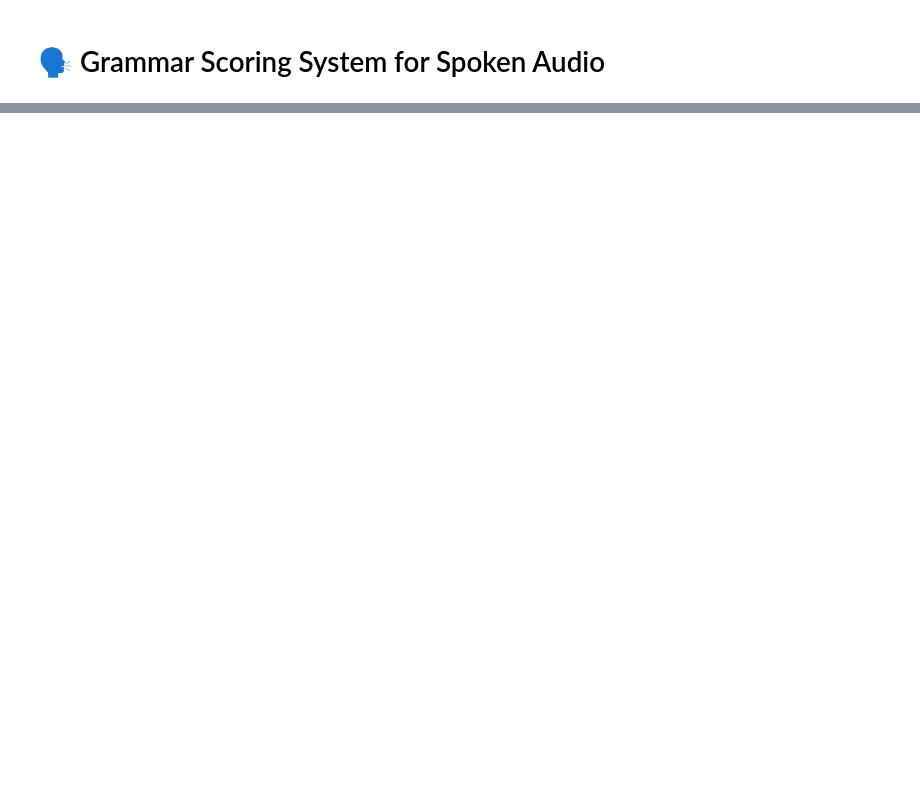
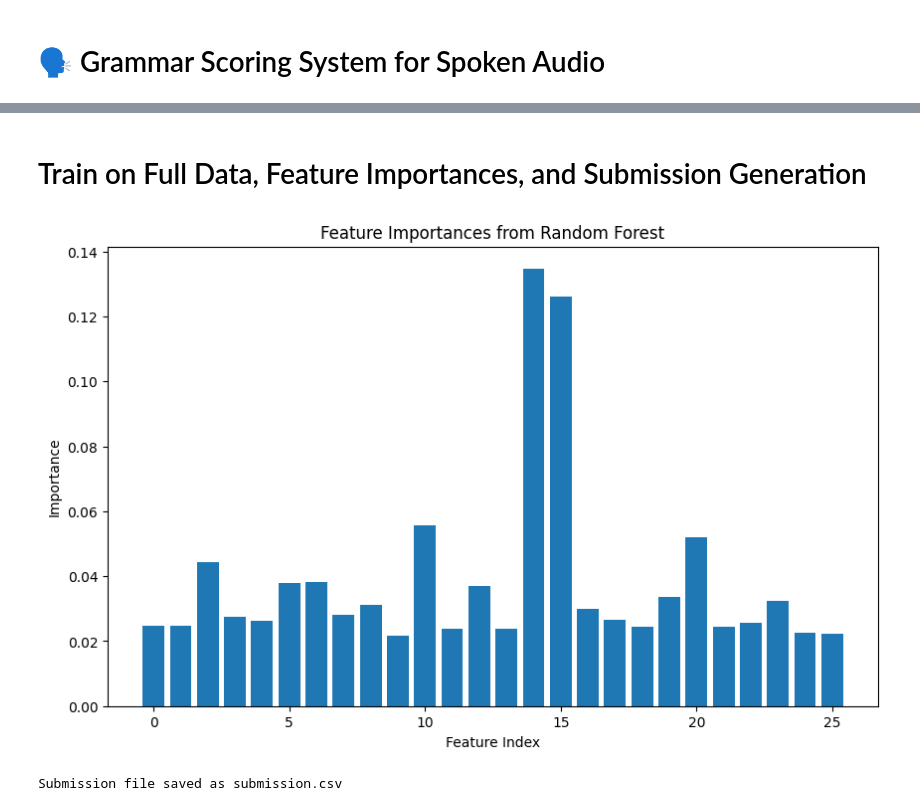
Before and after one commit to ptl-harsh/SHL_Task, a Jupyter notebook: SHL_Hiring_Assessment.ipynb, the cells around one changed output, grey strips where cells are left out. Drawn from its saved outputs; the diff is of its cells as text; code cells hidden in the pictures; blank space fills up the shorter version.

```diff
--- a/SHL_Hiring_Assessment.ipynb
+++ b/SHL_Hiring_Assessment.ipynb
@@ -165,0 +164,32 @@ Submission file saved as submission.csv
+# %% [markdown]
+#  Train on Full Data, Feature Importances, and Submission Generation
+# %%
+
+# Train the model on the full training data
+model.fit(X_train, y_train)
+
+# Visualization 3: Feature Importances (for tree-based models like RandomForest)
+importances = model.feature_importances_
+plt.figure(figsize=(10, 6))
+plt.bar(range(len(importances)), importances)
+plt.xlabel("Feature Index")
+plt.ylabel("Importance")
+plt.title("Feature Importances from Random Forest")
+plt.show()
+
+# Predict on test data
+predictions = model.predict(X_test)
+
+# Create submission DataFrame and save as CSV
+submission = pd.DataFrame({
+    'filename': test_files,
+    'label': predictions
+})
+submission = submission.sort_values('filename')  # Adjust ordering if needed
+
+submission_csv = 'submission.csv'
+submission.to_csv(submission_csv, index=False)
+print(f"Submission file saved as {submission_csv}")
+# %% [output]
+[figure, added]
+Submission file saved as submission.csv
```
Also changed, not shown: parts of 35 cells of this notebook.
